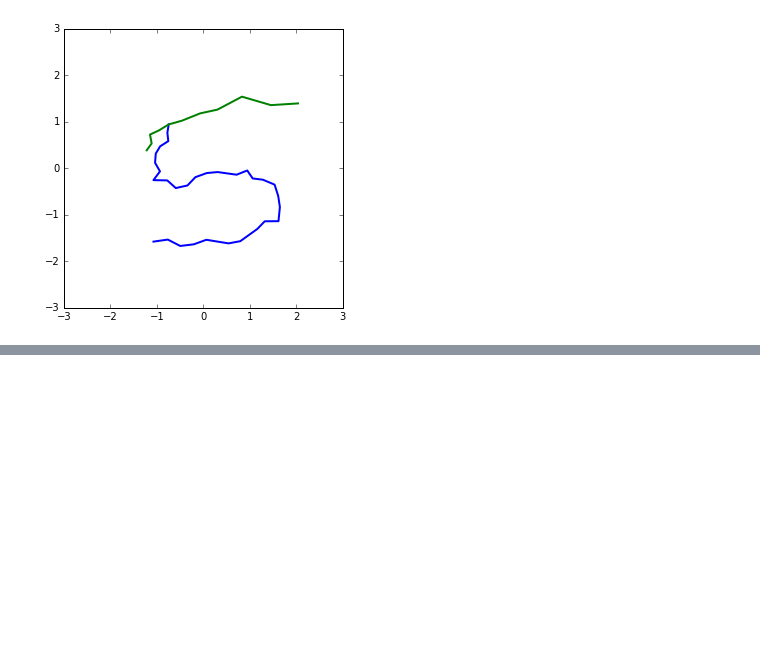
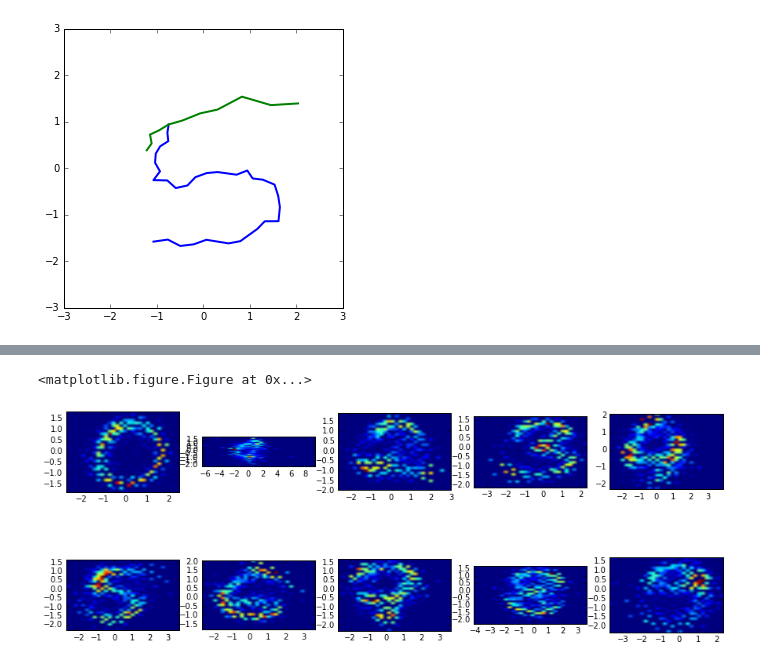
Before and after one commit to choucavalier/pendigits-hmm, a Jupyter notebook: Notebook.ipynb, the cells around one changed output, grey strips where cells are left out. Cells and saved outputs as stored; diff of their text form; code cells hidden in the pictures; blank space fills up the shorter version.

```diff
--- a/Notebook.ipynb
+++ b/Notebook.ipynb
@@ -69,0 +60,6 @@ for i in range(0, 10):
+# %%
+pylab.rcParams['figure.figsize'] = (15, 6);
+plotter.plot_digit_samples_heatmap(samplings)
+# %% [output]
+<matplotlib.figure.Figure at 0x...>
+[figure, added]
```
Also changed, not shown: parts of 4 cells of this notebook, 1 other file.
